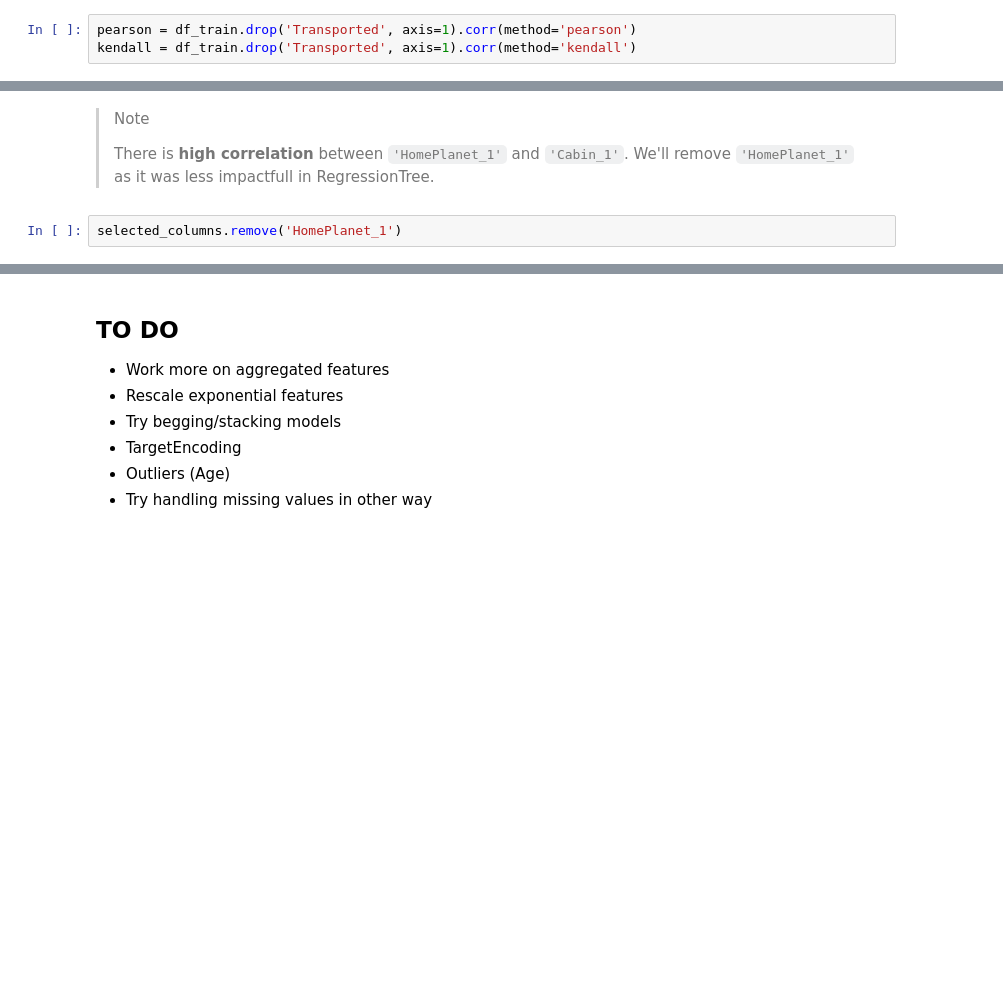
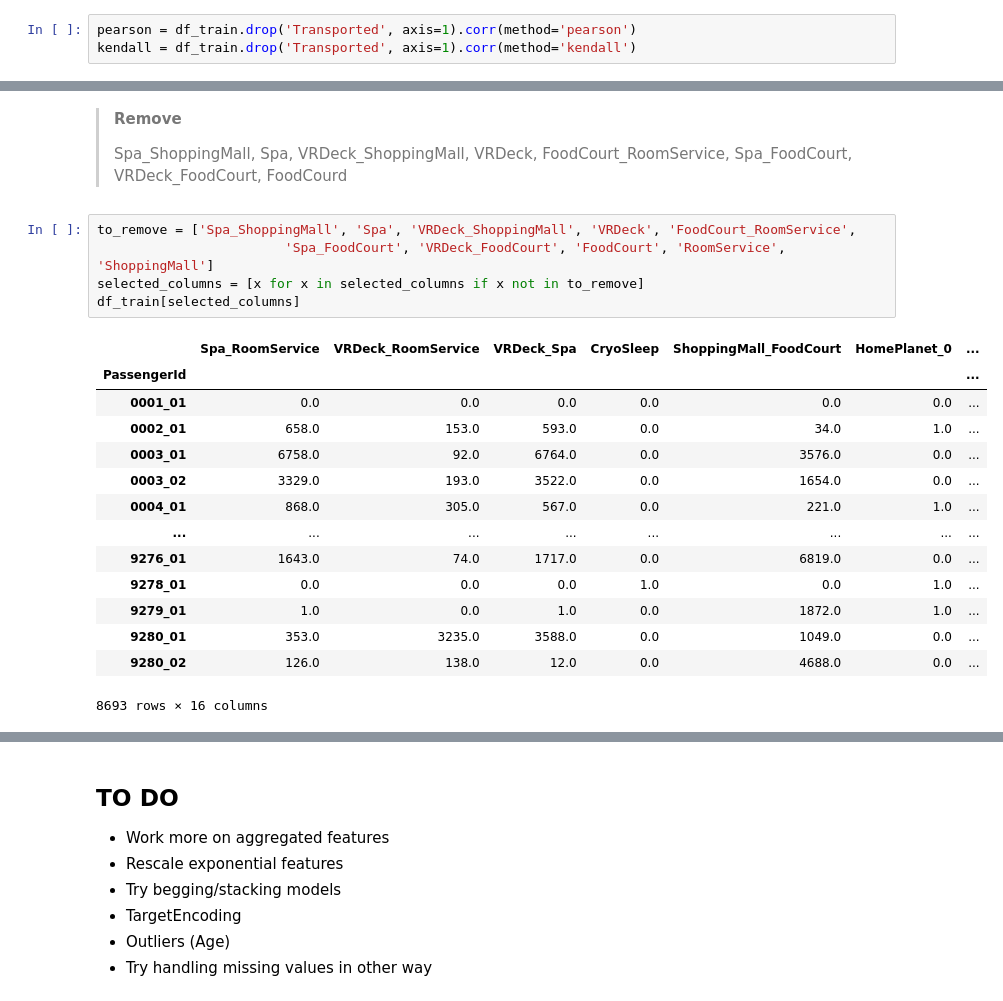
Before and after one commit to 8elka/Spaceship-Titanic-Kaggle, a Jupyter notebook: EDA.ipynb, the cells around one changed output, grey strips where cells are left out. Cells and saved outputs as stored; diff of their text form; blank space fills up the shorter version.

```diff
--- a/EDA.ipynb
+++ b/EDA.ipynb
@@ -731,6 +750,24 @@ plt.show()
 # %% [markdown]
-> Note
+> **Remove**
 >
-> There is **high correlation** between `'HomePlanet_1'` and `'Cabin_1'`. We'll remove `'HomePlanet_1'` as it was less impactfull in RegressionTree.
+> Spa_ShoppingMall, Spa, VRDeck_ShoppingMall, VRDeck, FoodCourt_RoomService, Spa_FoodCourt, VRDeck_FoodCourt, FoodCourd
 # %%
-selected_columns.remove('HomePlanet_1')
+to_remove = ['Spa_ShoppingMall', 'Spa', 'VRDeck_ShoppingMall', 'VRDeck', 'FoodCourt_RoomService',
+                        'Spa_FoodCourt', 'VRDeck_FoodCourt', 'FoodCourt', 'RoomService', 'ShoppingMall']
+selected_columns = [x for x in selected_columns if x not in to_remove]
+df_train[selected_columns]
+# %% [output]
+|  | Spa_RoomService | VRDeck_RoomService | VRDeck_Spa | CryoSleep | ShoppingMall_FoodCourt | HomePlanet_0 | ... |
+| PassengerId |  |  |  |  |  |  | ... |
+| 0001_01 | 0.0 | 0.0 | 0.0 | 0.0 | 0.0 | 0.0 | ... |
+| 0002_01 | 658.0 | 153.0 | 593.0 | 0.0 | 34.0 | 1.0 | ... |
+| 0003_01 | 6758.0 | 92.0 | 6764.0 | 0.0 | 3576.0 | 0.0 | ... |
+| 0003_02 | 3329.0 | 193.0 | 3522.0 | 0.0 | 1654.0 | 0.0 | ... |
+| 0004_01 | 868.0 | 305.0 | 567.0 | 0.0 | 221.0 | 1.0 | ... |
+| ... | ... | ... | ... | ... | ... | ... | ... |
+| 9276_01 | 1643.0 | 74.0 | 1717.0 | 0.0 | 6819.0 | 0.0 | ... |
+| 9278_01 | 0.0 | 0.0 | 0.0 | 1.0 | 0.0 | 1.0 | ... |
+| 9279_01 | 1.0 | 0.0 | 1.0 | 0.0 | 1872.0 | 1.0 | ... |
+| 9280_01 | 353.0 | 3235.0 | 3588.0 | 0.0 | 1049.0 | 0.0 | ... |
+| 9280_02 | 126.0 | 138.0 | 12.0 | 0.0 | 4688.0 | 0.0 | ... |
+8693 rows × 16 columns
```
Also changed, not shown: parts of 13 cells of this notebook.
